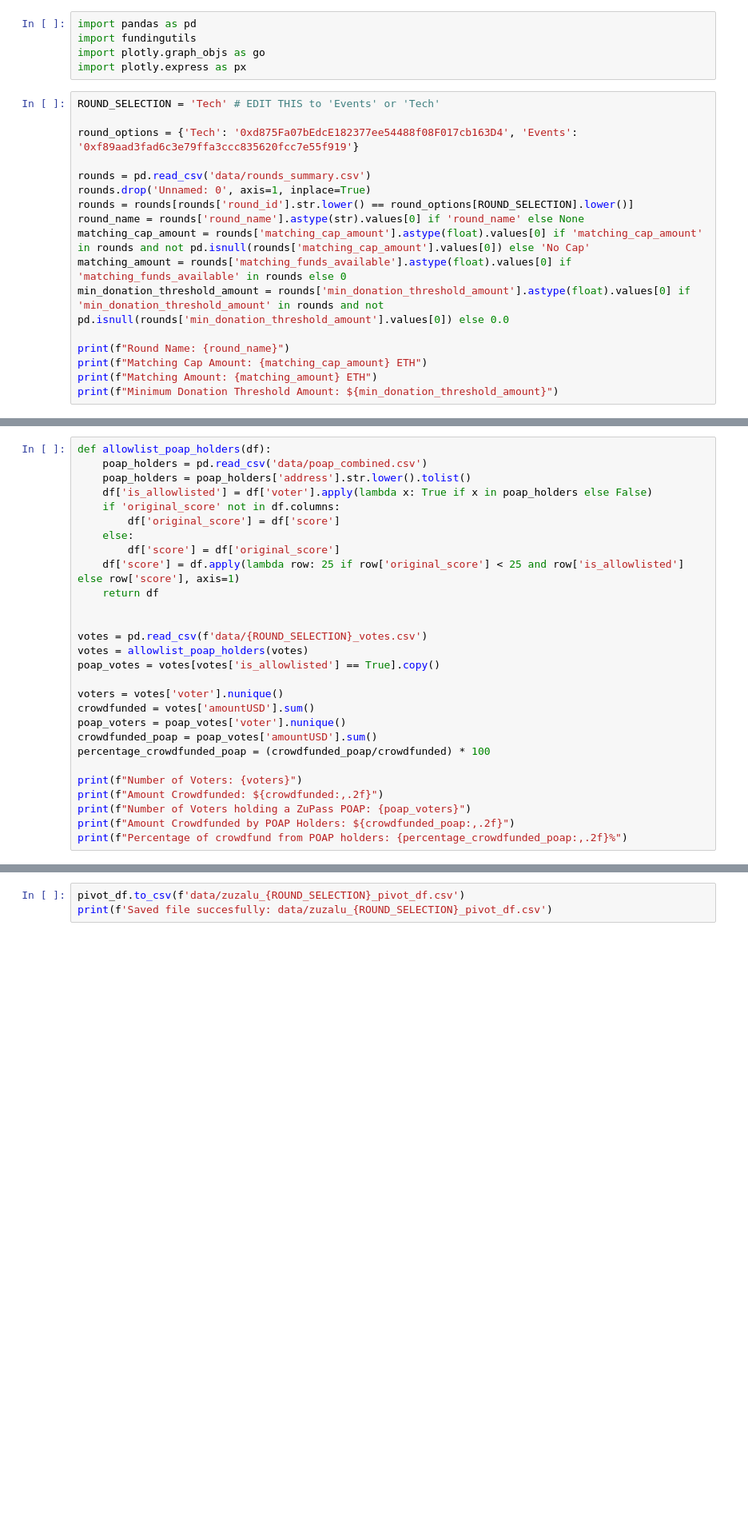
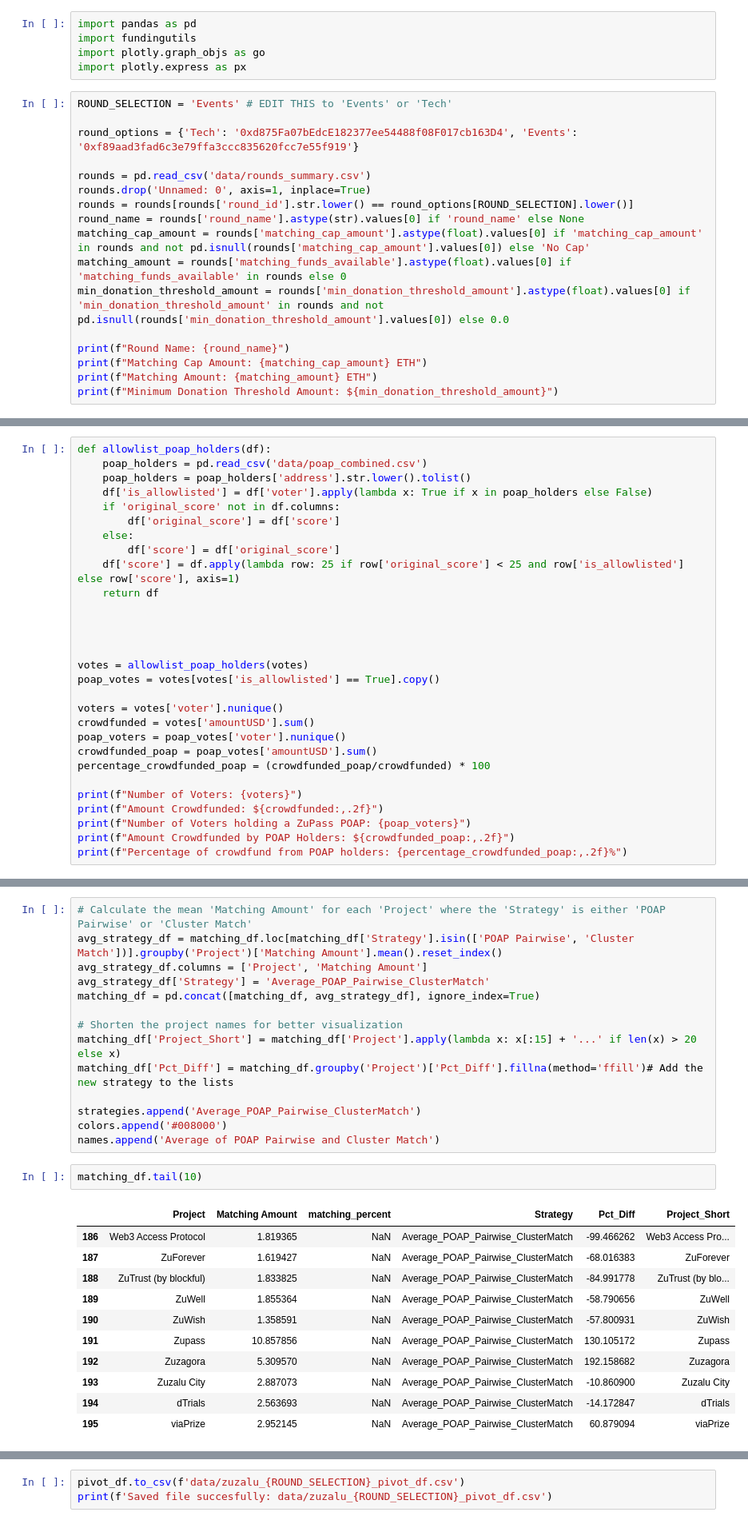
Before and after one commit to ufkhan97/zuzalu_qf_options, a Jupyter notebook: zuzalu_qf_options.ipynb, the cells around one changed output, grey strips where cells are left out. Shown: that part at 80% size. Cells and saved outputs as stored; diff of their text form; blank space fills up the shorter version.

```diff
--- a/zuzalu_qf_options.ipynb
+++ b/zuzalu_qf_options.ipynb
@@ -4,7 +4,7 @@ import fundingutils
 import plotly.graph_objs as go
 import plotly.express as px
 # %%
-ROUND_SELECTION = 'Tech' # EDIT THIS to 'Events' or 'Tech'
+ROUND_SELECTION = 'Events' # EDIT THIS to 'Events' or 'Tech'
 
 round_options = {'Tech': '0xd875Fa07bEdcE182377ee54488f08F017cb163D4', 'Events': '0xf89aad3fad6c3e79ffa3ccc835620fcc7e55f919'}
 
@@ -33,7 +38,8 @@ def allowlist_poap_holders(df):
     return df
 
 
-votes = pd.read_csv(f'data/{ROUND_SELECTION}_votes.csv')
+
+
 votes = allowlist_poap_holders(votes)
 poap_votes = votes[votes['is_allowlisted'] == True].copy()
 
@@ -156,6 +178,34 @@ yaxis = dict(
             title_standoff=20,
             automargin=True
         )
+# %%
+# Calculate the mean 'Matching Amount' for each 'Project' where the 'Strategy' is either 'POAP Pairwise' or 'Cluster Match'
+avg_strategy_df = matching_df.loc[matching_df['Strategy'].isin(['POAP Pairwise', 'Cluster Match'])].groupby('Project')['Matching Amount'].mean().reset_index()
+avg_strategy_df.columns = ['Project', 'Matching Amount']
+avg_strategy_df['Strategy'] = 'Average_POAP_Pairwise_ClusterMatch'
+matching_df = pd.concat([matching_df, avg_strategy_df], ignore_index=True)
+
+# Shorten the project names for better visualization
+matching_df['Project_Short'] = matching_df['Project'].apply(lambda x: x[:15] + '...' if len(x) > 20 else x)
+matching_df['Pct_Diff'] = matching_df.groupby('Project')['Pct_Diff'].fillna(method='ffill')# Add the new strategy to the lists
+
+strategies.append('Average_POAP_Pairwise_ClusterMatch')
+colors.append('#008000')
+names.append('Average of POAP Pairwise and Cluster Match')
+# %%
+matching_df.tail(10)
+# %% [output]
+|  | Project | Matching Amount | matching_percent | Strategy | Pct_Diff | Project_Short |
+| 186 | Web3 Access Protocol | 1.819365 | NaN | Average_POAP_Pairwise_ClusterMatch | -99.466262 | Web3 Access Pro... |
+| 187 | ZuForever | 1.619427 | NaN | Average_POAP_Pairwise_ClusterMatch | -68.016383 | ZuForever |
+| 188 | ZuTrust (by blockful) | 1.833825 | NaN | Average_POAP_Pairwise_ClusterMatch | -84.991778 | ZuTrust (by blo... |
+| 189 | ZuWell | 1.855364 | NaN | Average_POAP_Pairwise_ClusterMatch | -58.790656 | ZuWell |
+| 190 | ZuWish | 1.358591 | NaN | Average_POAP_Pairwise_ClusterMatch | -57.800931 | ZuWish |
+| 191 | Zupass | 10.857856 | NaN | Average_POAP_Pairwise_ClusterMatch | 130.105172 | Zupass |
+| 192 | Zuzagora | 5.309570 | NaN | Average_POAP_Pairwise_ClusterMatch | 192.158682 | Zuzagora |
+| 193 | Zuzalu City | 2.887073 | NaN | Average_POAP_Pairwise_ClusterMatch | -10.860900 | Zuzalu City |
+| 194 | dTrials | 2.563693 | NaN | Average_POAP_Pairwise_ClusterMatch | -14.172847 | dTrials |
+| 195 | viaPrize | 2.952145 | NaN | Average_POAP_Pairwise_ClusterMatch | 60.879094 | viaPrize |
 # %%
 def generate_matching_bargraph(df, group):
     # Define the strategies for the x-axis
```
Also changed, not shown: parts of 8 cells of this notebook, 5 other files.
